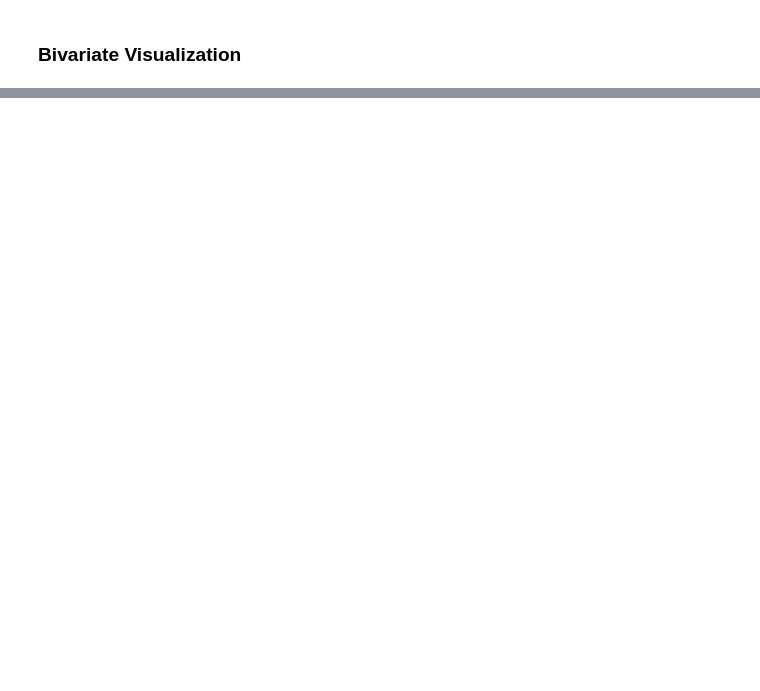
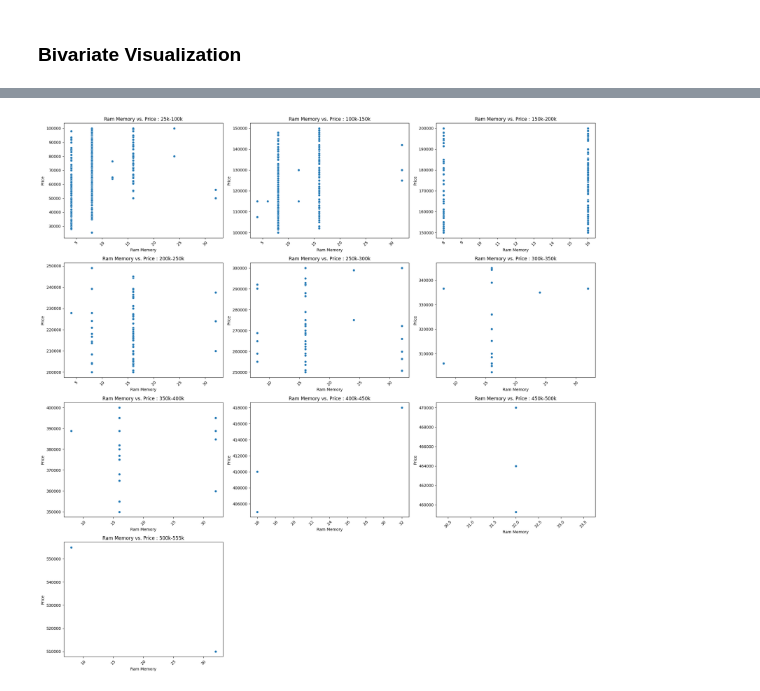
Before and after one commit to xrhahelry/DS-MiniProject, a Jupyter notebook: analysis_Yajjyu.ipynb, the cells around one changed output, grey strips where cells are left out. Cells and saved outputs as stored; diff of their text form; code cells hidden in the pictures; blank space fills up the shorter version.

```diff
--- a/analysis_Yajjyu.ipynb
+++ b/analysis_Yajjyu.ipynb
@@ -268,0 +300,12 @@ plt.show()
+# %%
+# Define the price ranges
+price_bins = [25000, 100000, 150000, 200000, 250000, 300000, 350000, 400000, 450000, 500000, 555555]
+price_labels = ['25k-100k', '100k-150k', '150k-200k', '200k-250k', '250k-300k', '300k-350k', '350k-400k', '400k-450k', '450k-500k', '500k-555k']
+
+# Create a new column for the price categories
+laptop['price_range'] = pd.cut(laptop['price'], bins=price_bins, labels=price_labels, right=False)
+
+# Print the number of rows for each price range category
+for label in price_labels:
+    count = laptop[laptop['price_range'] == label].shape[0]
+    print(f'Number of rows for price range {label}: {count}')
@@ -268,0 +323,37 @@ plt.show()
+# %%
+# Number of price categories
+num_price_ranges = len(price_labels)
+
+# Number of columns per row
+cols_per_row = 3
+
+# Number of rows needed
+num_rows = int(np.ceil(num_price_ranges / cols_per_row))
+
+# Create subplots
+fig, axes = plt.subplots(num_rows, cols_per_row, figsize=(20, 5 * num_rows))
+
+# Flatten the axes array for easy iteration
+axes = axes.flatten()
+
+# Plot scatter plots for each price range category
+for i, label in enumerate(price_labels):
+    subset = laptop[laptop['price_range'] == label]
+    if not subset.empty:
+        sns.scatterplot(data=subset, x='ram memory', y='price', ax=axes[i])
+        axes[i].set_title(f'Ram Memory vs. Price : {label}')
+        axes[i].set_xlabel('Ram Memory')
+        axes[i].set_ylabel('Price')
+        axes[i].tick_params(axis='x', rotation=45)  # Rotate x-axis labels for better readability
+    else:
+        fig.delaxes(axes[i])
+
+# Remove any unused subplots
+for j in range(i + 1, len(axes)):
+    fig.delaxes(axes[j])
+
+# Adjust layout
+plt.tight_layout()
+plt.show()
+# %% [output]
+[figure, added]
```
Also changed, not shown: parts of 26 cells of this notebook.
